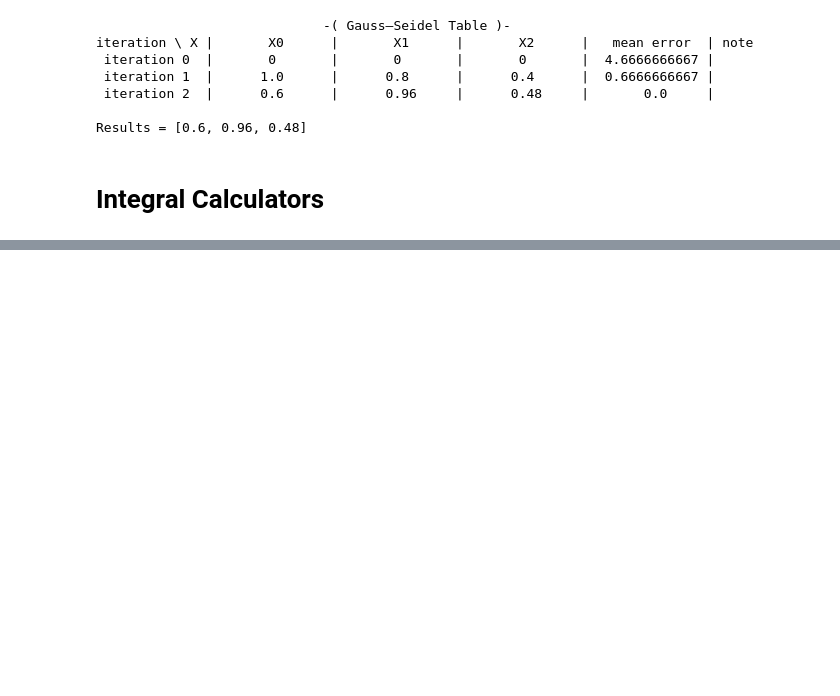
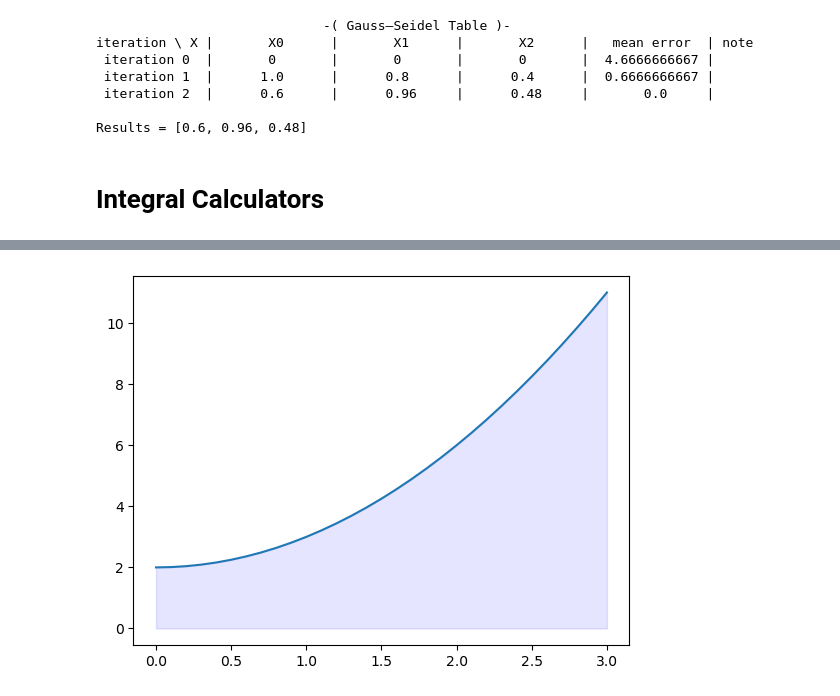
Before and after one commit to AmirYariAI/NumericalAnalysisRemake, a Jupyter notebook: unit_test.ipynb, the cells around one changed output, grey strips where cells are left out. Cells and saved outputs as stored; diff of their text form; code cells hidden in the pictures; blank space fills up the shorter version.

```diff
--- a/unit_test.ipynb
+++ b/unit_test.ipynb
@@ -455,0 +511,3 @@ Results = [0.6, 0.96, 0.48]
+# %%
+x_points = [0 , 1 , 2 , 3]
+f_points = [2 , 3 , 6 , 11]
@@ -455,0 +530,14 @@ Results = [0.6, 0.96, 0.48]
+# %%
+debug_off()
+
+finite_differences = Newton(x_points,f_points,is_forward=True)
+plot_data_x = arange(finite_differences.MinX,finite_differences.MaxX, 0.1)
+plot_data_y = list(map(finite_differences,plot_data_x))
+
+debug_on()
+fig, ax = plt.subplots()
+ax.plot(plot_data_x,plot_data_y)
+ax.fill_between(plot_data_x, plot_data_y, 0, color='blue', alpha=.1)
+plt.show()
+# %% [output]
+[figure, added]
```
Also changed, not shown: parts of 28 cells of this notebook.
